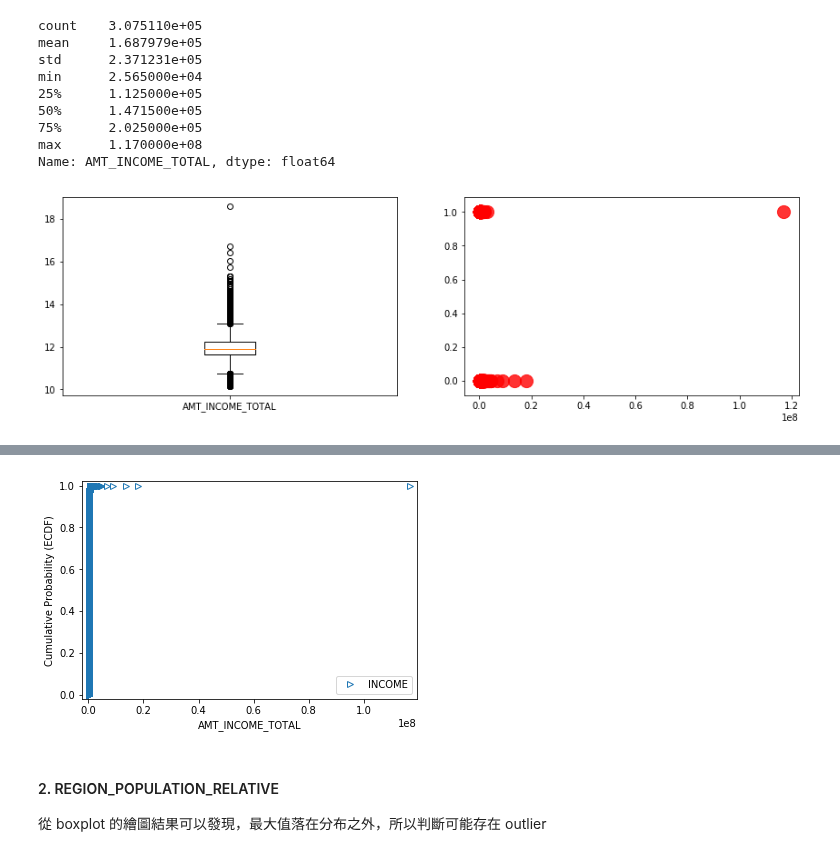
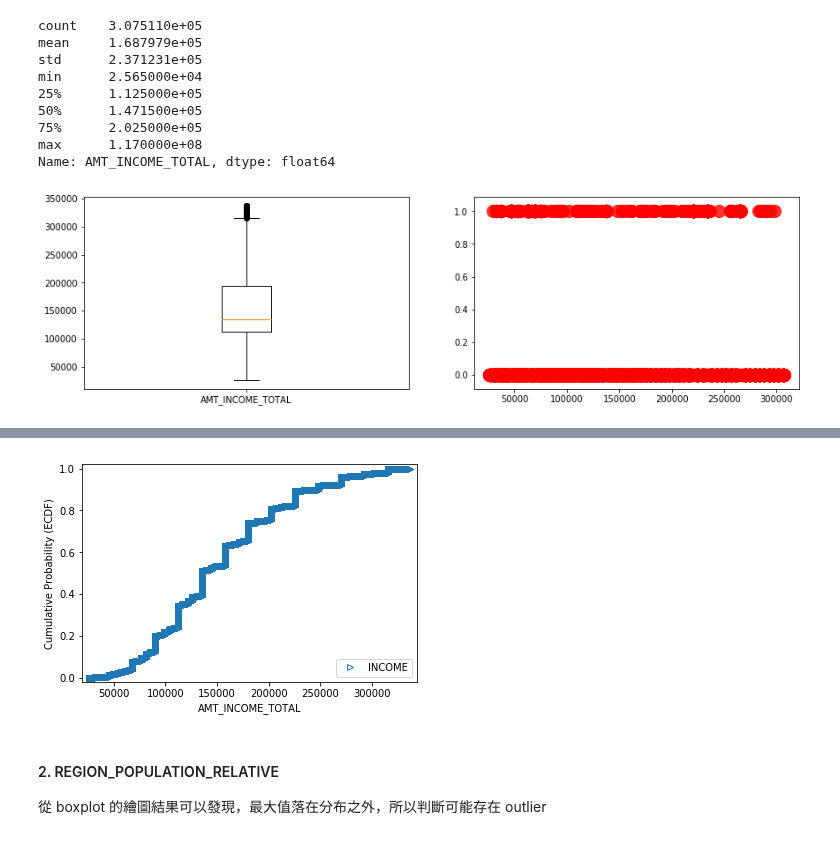
Before and after one commit to ChenLily0928/ML100-Days, a Jupyter notebook: homework/Day_006_HW.ipynb, the cells around one changed output, grey strips where cells are left out. Saved outputs shown, nothing was run; the diff lists cells and outputs as text; code cells hidden in the pictures.

```diff
--- a/homework/Day_006_HW.ipynb
+++ b/homework/Day_006_HW.ipynb
@@ -111,18 +111,18 @@ min      2.565000e+04
 max      1.170000e+08
 Name: AMT_INCOME_TOTAL, dtype: float64
 # %%
-data = app_train['AMT_INCOME_TOTAL']
+data = app_train[app_train['AMT_INCOME_TOTAL'] < app_train['AMT_INCOME_TOTAL'].quantile(0.95)]['AMT_INCOME_TOTAL']
 
 plt.subplots_adjust(right = 2)  # 調整子圖之間的間距
 plt.subplot(1,2,1)
-plt.boxplot(np.log(data), labels = pd.DataFrame(data).columns)  # 添加具體的標籤名稱)
+plt.boxplot(data, labels = pd.DataFrame(data).columns)  # 添加具體的標籤名稱)
 
 plt.subplot(1,2,2)
-plt.scatter(data, app_train['TARGET'], c = 'r', s = 200, alpha = 0.8)
+plt.scatter(data, app_train['TARGET'][data], c = 'r', s = 200, alpha = 0.8)
 
 plt.show()
 # %% [output]
-[figure, old version]
+[figure, new version]
 # %% [markdown]
 ### § 經驗分布函數 [(EDF，Empirical Distribution Functions）](http://bjlkeng.github.io/posts/the-empirical-distribution-function/)
 ![Formula](https://wikimedia.org/api/rest_v1/media/math/render/svg/68f10704c974630c3b15d009b884366d2bcbf685)
@@ -149,7 +149,7 @@ plt.margins(0.02)  # Keep data off plot edges
 plt.legend(loc = 'lower right')
 plt.show()
 # %% [output]
-[figure, old version]
+[figure, new version]
 # %%
 plt.plot(list(cdf.index), cdf/cdf.max())
 plt.xlabel('Value')
```
